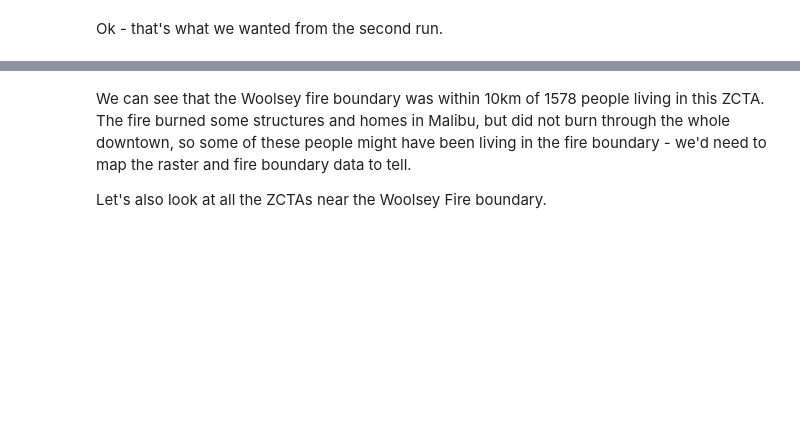
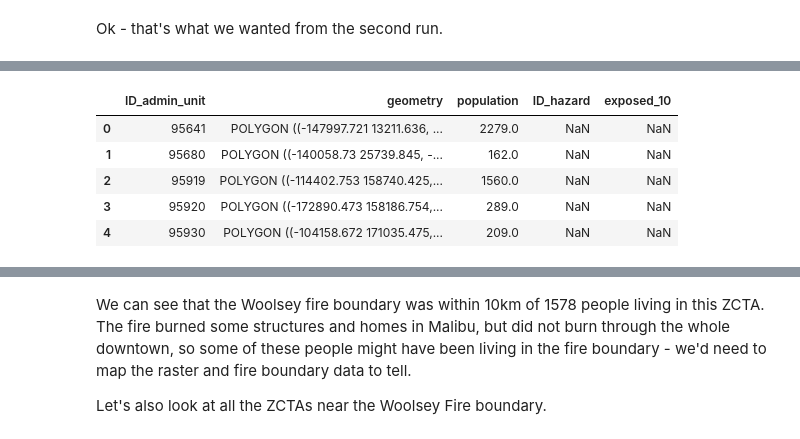
Before and after one commit to heathermcb/popexposure, a Jupyter notebook: docs/tutorials/03_demo_explore_results.ipynb, the cells around one changed output, grey strips where cells are left out. Cells and saved outputs as stored; diff of their text form; code cells hidden in the pictures; blank space fills up the shorter version.

```diff
--- a/docs/tutorials/03_demo_explore_results.ipynb
+++ b/docs/tutorials/03_demo_explore_results.ipynb
@@ -317,7 +381,14 @@ tot_num_aff_ca
 # %%
 # merge to zctas_ca geometry for plotting
-zctas_ca_wf = zctas_ca.merge(wf_by_zcta_2018, on="ID_spatial_unit", how="left")
+zctas_ca_wf = zctas_ca.merge(wf_by_zcta_2018, on="ID_admin_unit", how="left")
 zctas_ca_wf.head()
+# %% [output]
+|  | ID_admin_unit | geometry | population | ID_hazard | exposed_10 |
+| 0 | 95641 | POLYGON ((-147997.721 13211.636, ... | 2279.0 | NaN | NaN |
+| 1 | 95680 | POLYGON ((-140058.73 25739.845, -... | 162.0 | NaN | NaN |
+| 2 | 95919 | POLYGON ((-114402.753 158740.425,... | 1560.0 | NaN | NaN |
+| 3 | 95920 | POLYGON ((-172890.473 158186.754,... | 289.0 | NaN | NaN |
+| 4 | 95930 | POLYGON ((-104158.672 171035.475,... | 209.0 | NaN | NaN |
 # %%
 # fill in NAs in num people affected with 0
 zctas_ca_wf['exposed_10'] = zctas_ca_wf['exposed_10'].fillna(0)
```
Also changed, not shown: parts of 33 cells of this notebook, 5 other files.
